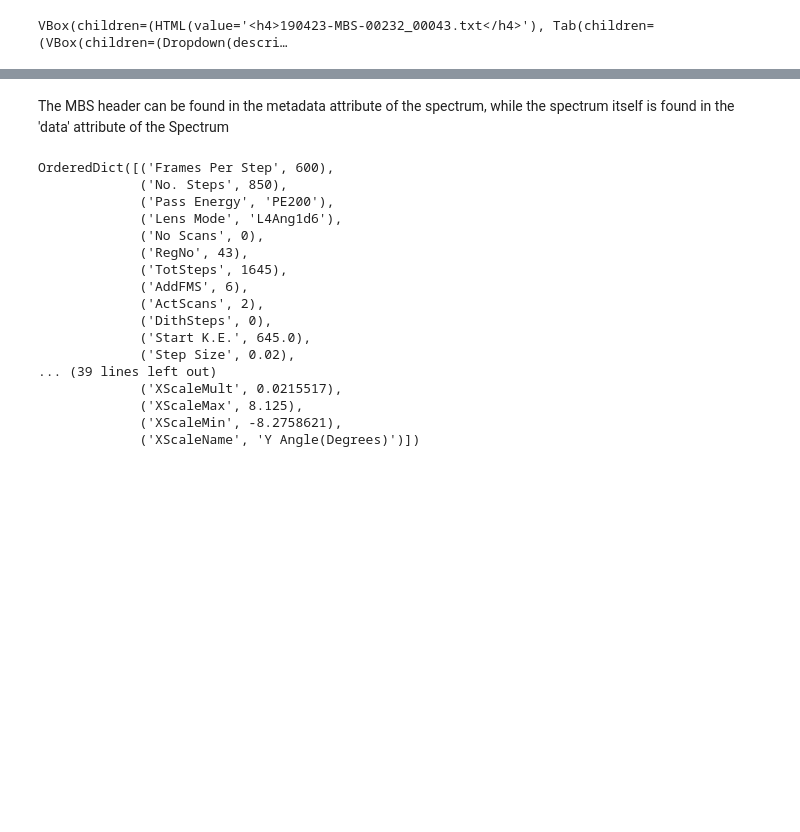
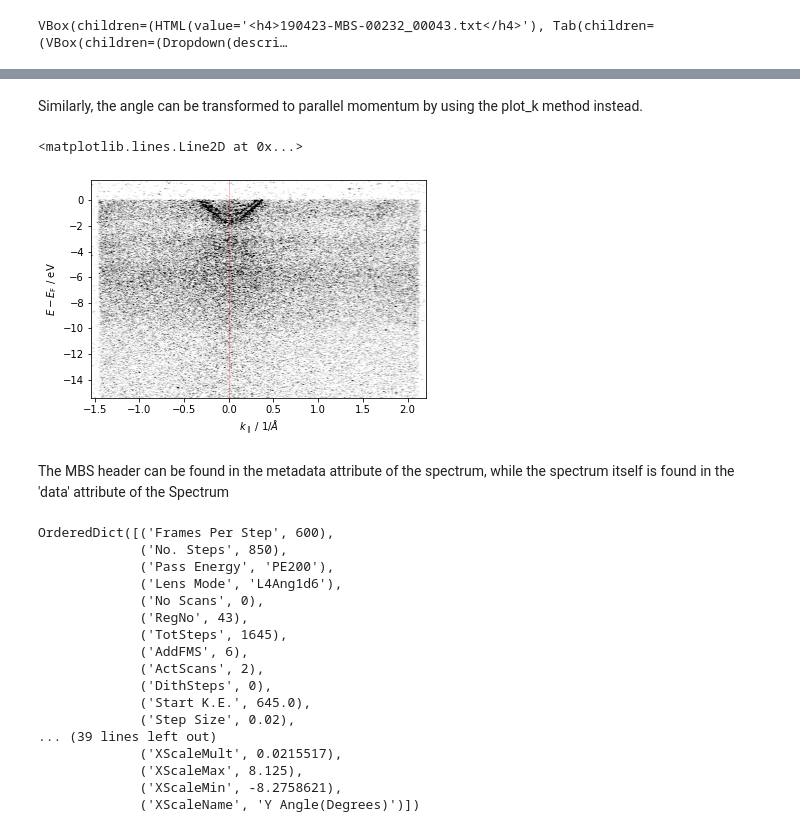
Before and after one commit to mueslo/mbs, a Jupyter notebook: mbs_example.ipynb, the cells around one changed output, grey strips where cells are left out. Cells and saved outputs as stored; diff of their text form; code cells hidden in the pictures; blank space fills up the shorter version.

```diff
--- a/mbs_example.ipynb
+++ b/mbs_example.ipynb
@@ -19,3 +36,12 @@ VBox(children=(HTML(value='<h4>190423-MBS-00232_00043.txt</h4>'), Tab(children=(
+# %% [markdown]
+Similarly, the angle can be transformed to parallel momentum by using the plot_k method instead.
+# %%
+fig, ax = plt.subplots()
+spec.plot_k(ax=ax, k_origin=-0.35, Ef=660.4, V0=8, cmap='gist_yarg')
+ax.axvline(0, color='r', alpha=0.5, lw=0.5)
+# %% [output]
+<matplotlib.lines.Line2D at 0x...>
+[figure, added]
 # %% [markdown]
 The MBS header can be found in the metadata attribute of the spectrum, while the spectrum itself is found in the 'data' attribute of the Spectrum
 # %%
```
Also changed, not shown: parts of 14 cells of this notebook.
